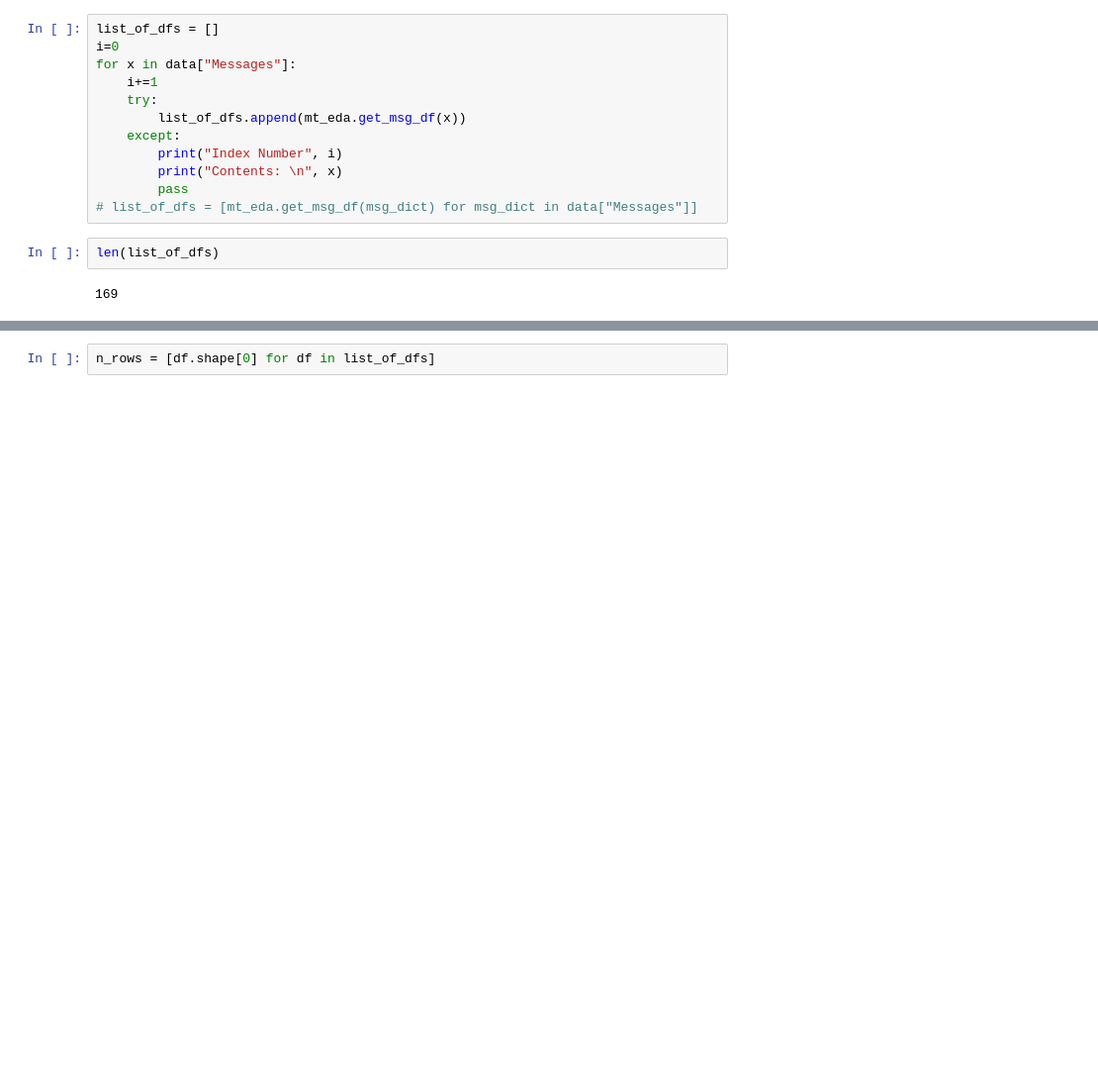
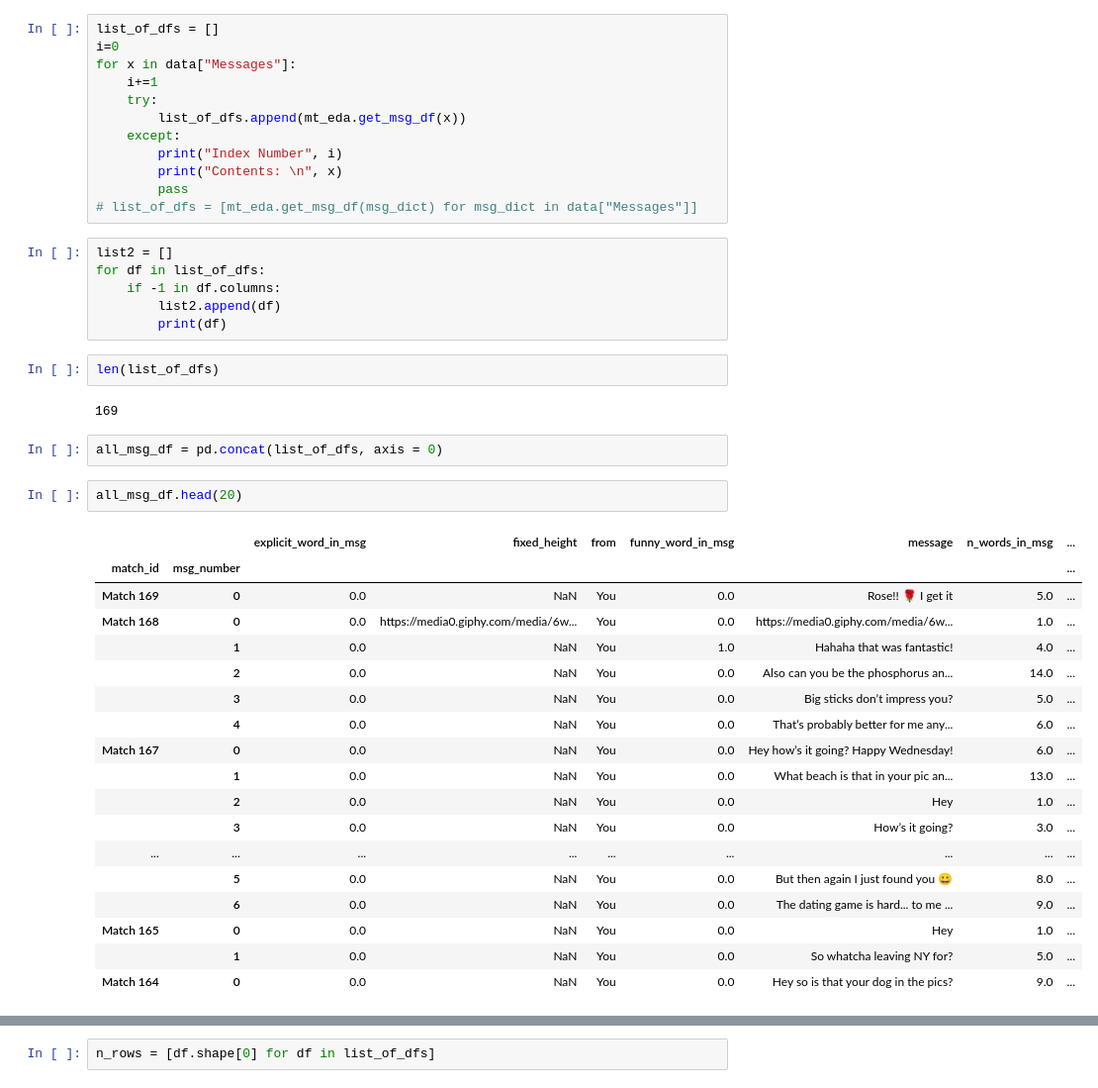
Before and after one commit to malctaylor15/Tinder_analysis, a Jupyter notebook: EDA v1.ipynb, the cells around one changed output, grey strips where cells are left out. Shown at 99% size. Drawn from its saved outputs; the diff is of its cells as text; blank space fills up the shorter version.

```diff
--- a/EDA v1.ipynb
+++ b/EDA v1.ipynb
@@ -158,7 +154,36 @@ for x in data["Messages"]:
         print("Contents: \n", x)
         pass
 # list_of_dfs = [mt_eda.get_msg_df(msg_dict) for msg_dict in data["Messages"]]
+# %%
+list2 = []
+for df in list_of_dfs:
+    if -1 in df.columns:
+        list2.append(df)
+        print(df)
 # %%
 len(list_of_dfs)
 # %% [output]
 169
+# %%
+all_msg_df = pd.concat(list_of_dfs, axis = 0)
+# %%
+all_msg_df.head(20)
+# %% [output]
+|  |  | explicit_word_in_msg | fixed_height | from | funny_word_in_msg | message | n_words_in_msg | ... |
+| match_id | msg_number |  |  |  |  |  |  | ... |
+| Match 169 | 0 | 0.0 | NaN | You | 0.0 | Rose!! 🌹 I get it | 5.0 | ... |
+| Match 168 | 0 | 0.0 | https://media0.giphy.com/media/6w... | You | 0.0 | https://media0.giphy.com/media/6w... | 1.0 | ... |
+|  | 1 | 0.0 | NaN | You | 1.0 | Hahaha that was fantastic! | 4.0 | ... |
+|  | 2 | 0.0 | NaN | You | 0.0 | Also can you be the phosphorus an... | 14.0 | ... |
+|  | 3 | 0.0 | NaN | You | 0.0 | Big sticks don’t impress you? | 5.0 | ... |
+|  | 4 | 0.0 | NaN | You | 0.0 | That’s probably better for me any... | 6.0 | ... |
+| Match 167 | 0 | 0.0 | NaN | You | 0.0 | Hey how’s it going? Happy Wednesday! | 6.0 | ... |
+|  | 1 | 0.0 | NaN | You | 0.0 | What beach is that in your pic an... | 13.0 | ... |
+|  | 2 | 0.0 | NaN | You | 0.0 | Hey | 1.0 | ... |
+|  | 3 | 0.0 | NaN | You | 0.0 | How’s it going? | 3.0 | ... |
+| ... | ... | ... | ... | ... | ... | ... | ... | ... |
+|  | 5 | 0.0 | NaN | You | 0.0 | But then again I just found you 😀 | 8.0 | ... |
+|  | 6 | 0.0 | NaN | You | 0.0 | The dating game is hard... to me ... | 9.0 | ... |
+| Match 165 | 0 | 0.0 | NaN | You | 0.0 | Hey | 1.0 | ... |
+|  | 1 | 0.0 | NaN | You | 0.0 | So whatcha leaving NY for? | 5.0 | ... |
+| Match 164 | 0 | 0.0 | NaN | You | 0.0 | Hey so is that your dog in the pics? | 9.0 | ... |
```
Also changed, not shown: parts of 51 cells of this notebook, 2 other files.
